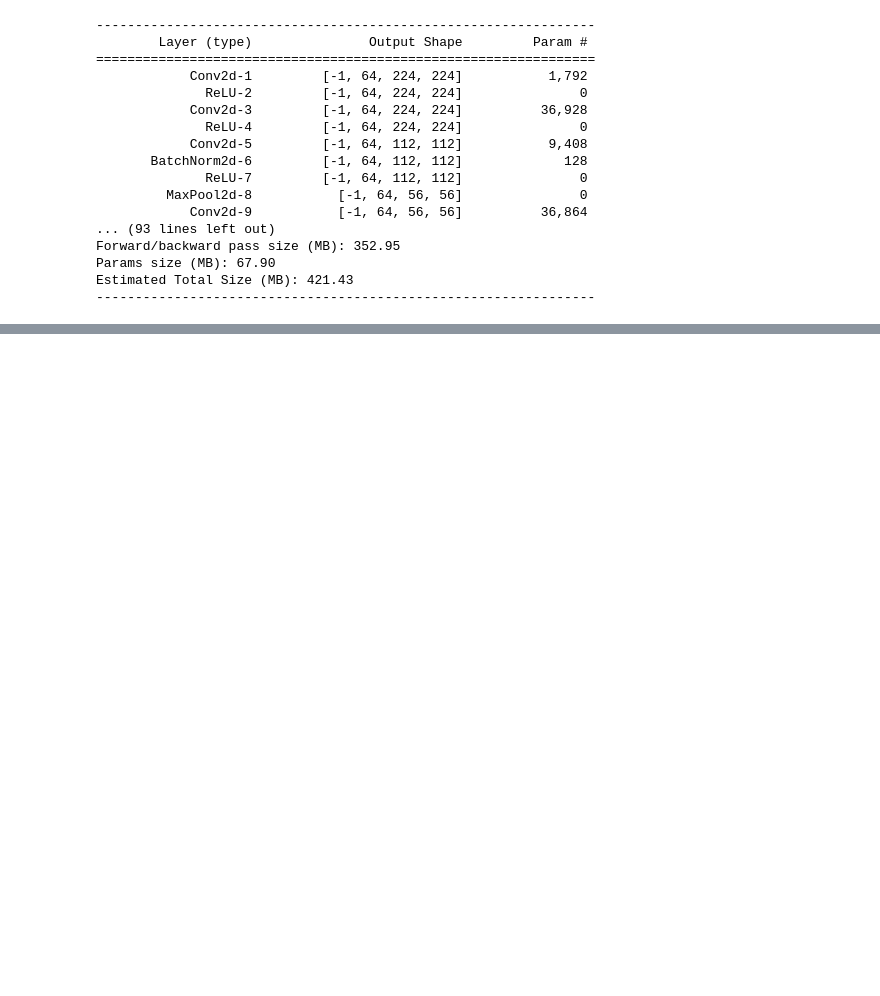
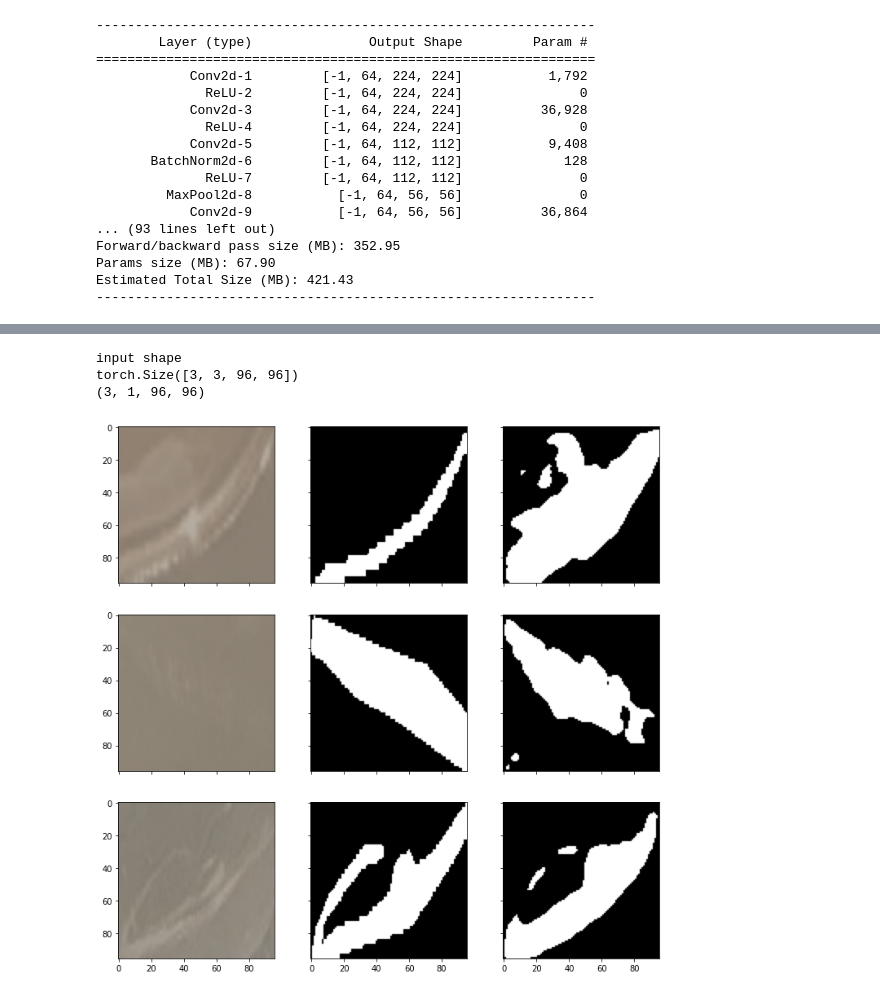
Before and after one commit to mtcld/ScaledYOLO, a Jupyter notebook: pytorch-unet/pytorch_resnet18_unet.ipynb, the cells around one changed output, grey strips where cells are left out. Saved outputs shown, nothing was run; the diff lists cells and outputs as text; code cells hidden in the pictures; blank space fills up the shorter version.

```diff
--- a/pytorch-unet/pytorch_resnet18_unet.ipynb
+++ b/pytorch-unet/pytorch_resnet18_unet.ipynb
@@ -431,30 +436,39 @@ LR 0.001
 # %%
 #### prediction
 
 import math
+
+model = ResNetUNet(1)
+model = model.to(device)
+model.load_state_dict(torch.load('best4.pt'))
 
 model.eval()   # Set model to evaluate mode
 
 test_dataset = SimDataset(subset="test", transform = trans)
 test_loader = DataLoader(test_dataset, batch_size=3, shuffle=True, num_workers=0)
 
 inputs, labels = next(iter(test_loader))
 inputs = inputs.to(device)
 labels = labels.to(device)
 
 print('input shape')
 print(inputs.shape)
 
 pred = model(inputs)
 pred = torch.sigmoid(pred)
 pred = pred.data.cpu().numpy()
 print(pred.shape)
 
 # Change channel-order and make 3 channels for matplot
 input_images_rgb = [reverse_transform(x) for x in inputs.cpu()]
 
 # Map each channel (i.e. class) to each color
 target_masks_rgb = [helper.masks_to_colorimg(x) for x in labels.cpu().numpy()]
 pred_rgb = [helper.masks_to_colorimg(x) for x in pred]
 
 helper.plot_side_by_side([input_images_rgb, target_masks_rgb, pred_rgb])
+# %% [output]
+input shape
+torch.Size([3, 3, 96, 96])
+(3, 1, 96, 96)
+[figure, added]
```
Also changed, not shown: parts of 11 cells of this notebook, 2 other files.
